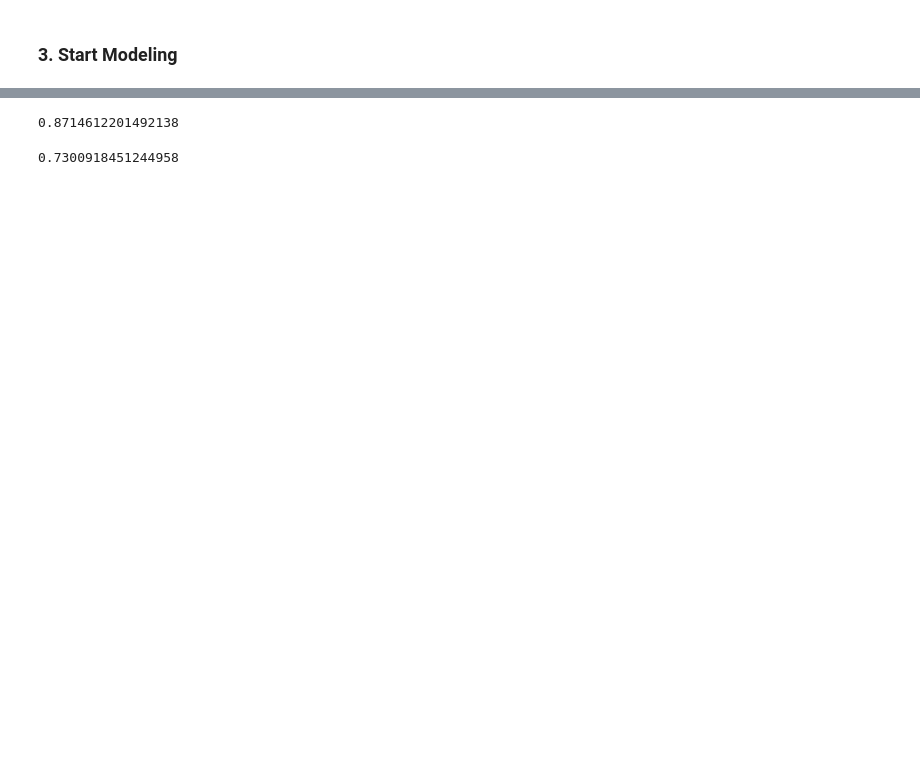
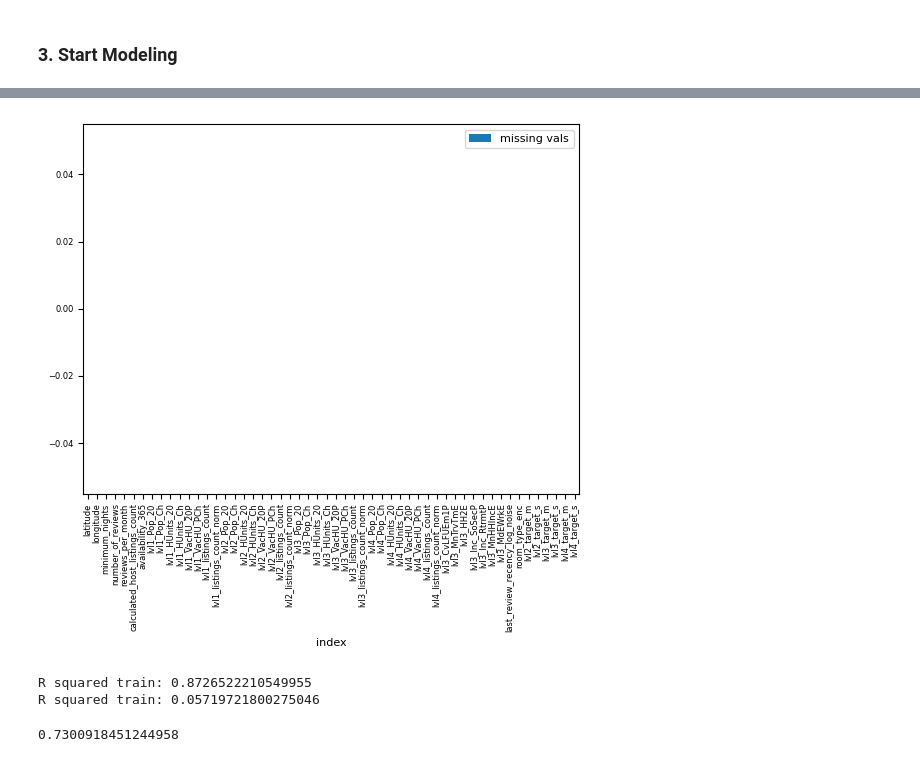
Before and after one commit to lassefschmidt/Ensemble-Learning-on-AirBnb-dataset, a Jupyter notebook: 1_Model Training and Evaluation.ipynb, the cells around one changed output, grey strips where cells are left out. Saved outputs shown, nothing was run; the diff lists cells and outputs as text; code cells hidden in the pictures; blank space fills up the shorter version.

```diff
--- a/1_Model Training and Evaluation.ipynb
+++ b/1_Model Training and Evaluation.ipynb
@@ -114,15 +110,28 @@ dtype: int64
+# %%
+# test data must have no missing values
+prepData.show_missing_vals(X_test)
+# %% [output]
+[figure, added]
 # %%
 # basic random forest model
 clf = RandomForestRegressor(n_estimators = 100, criterion = "squared_error")
 clf.fit(X_train, y_train)
 
-# predict
+# predict train
 y_pred = clf.predict(X_train)
+# compute R^2 metric
+r2_train = r2_score(y_train, y_pred)
 
+# predict test
+y_pred = clf.predict(X_test)
 # compute R^2 metric
-r2_score(y_train, y_pred)
+r2_test = r2_score(y_test, y_pred)
+
+print(f"R squared train: {r2_train}")
+print(f"R squared train: {r2_test}")
 # %% [output]
-0.8714612201492138
+R squared train: 0.8726522210549955
+R squared train: 0.05719721800275046
 # %%
 # basic XGBoost
 clf = XGBRegressor(n_estimators = 100, max_depth = 7, eta = 0.1, subsample = 0.7, colsample_bytree = 0.8)
```
Also changed, not shown: parts of 7 cells of this notebook, 3 other files.
